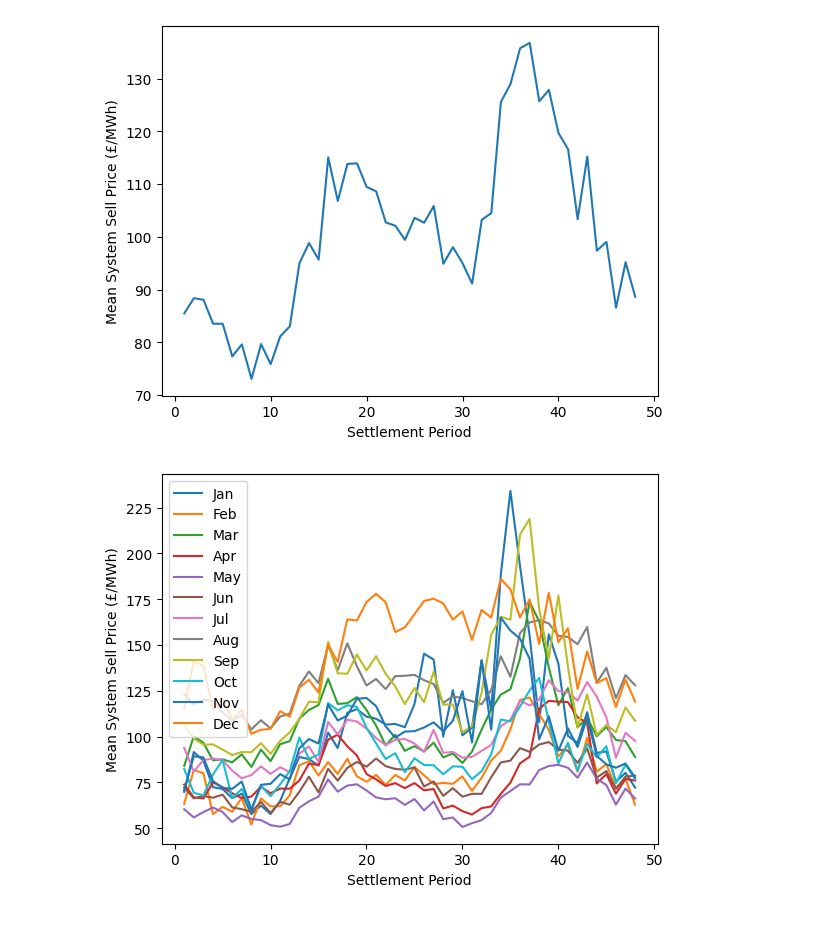
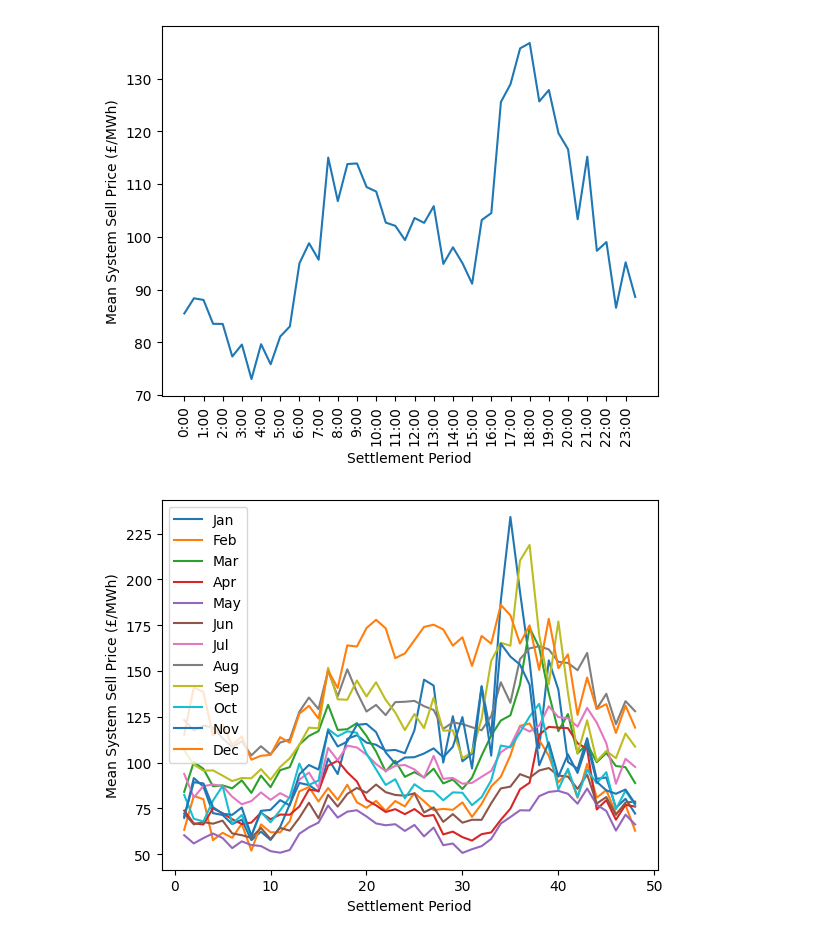
Before and after one commit to asedenman/BatteryModelling, a Jupyter notebook: Batteries.ipynb, the cells around one changed output. Cells and saved outputs as stored; diff of their text form; code cells hidden in the pictures.

```diff
--- a/Batteries.ipynb
+++ b/Batteries.ipynb
@@ -9,12 +16,12 @@ df['Day'] = df['Settlement Date'].dt.day
 df['Period'] = df['Settlement Period']
 df = df.set_index(['Year', 'Month', 'Day', 'Settlement Period'])
 # %%
-import matplotlib.pyplot as plt
 sper_ssp_mean = df[['System Sell Price(£/MWh)']].groupby('Settlement Period').mean()
 plt.plot(sper_ssp_mean)
+plt.xticks(range(1, 49, 2), [f"{x}:00" for x in range(24)], rotation=90)
 plt.xlabel('Settlement Period')
 plt.ylabel('Mean System Sell Price (£/MWh)')
 plt.show()
 # %% [output]
-[figure, old version]
+[figure, new version]
 # %%
```
Also changed, not shown: parts of 13 cells of this notebook, 3 other files.
